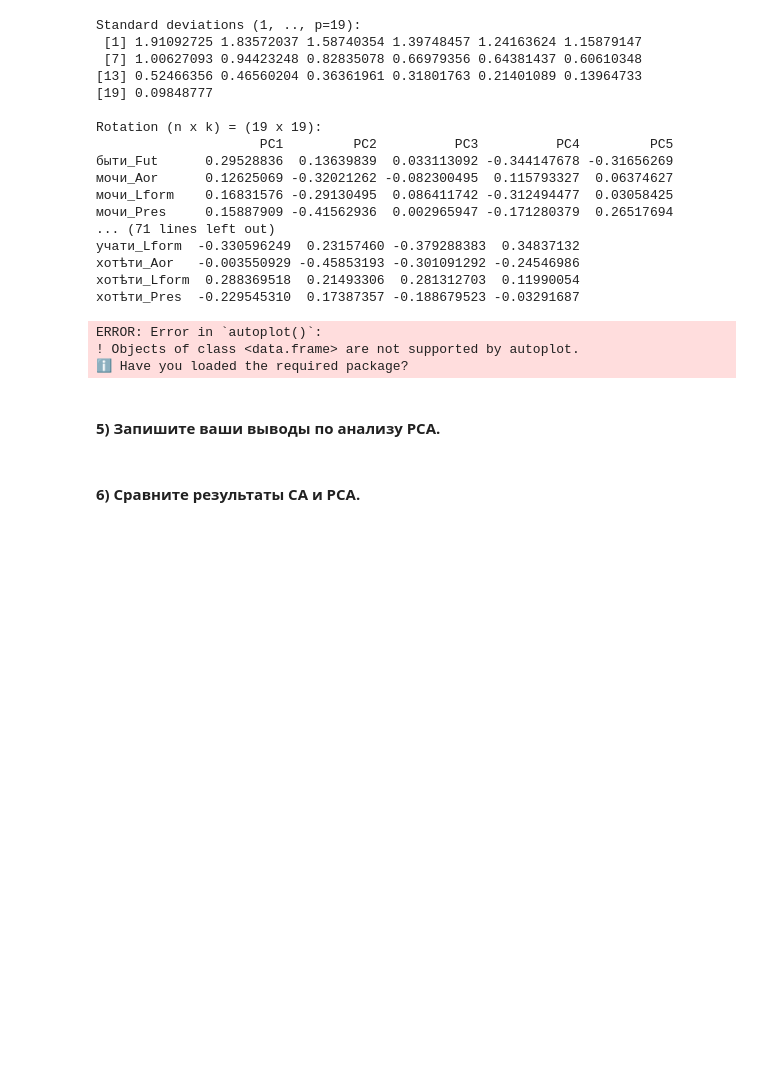
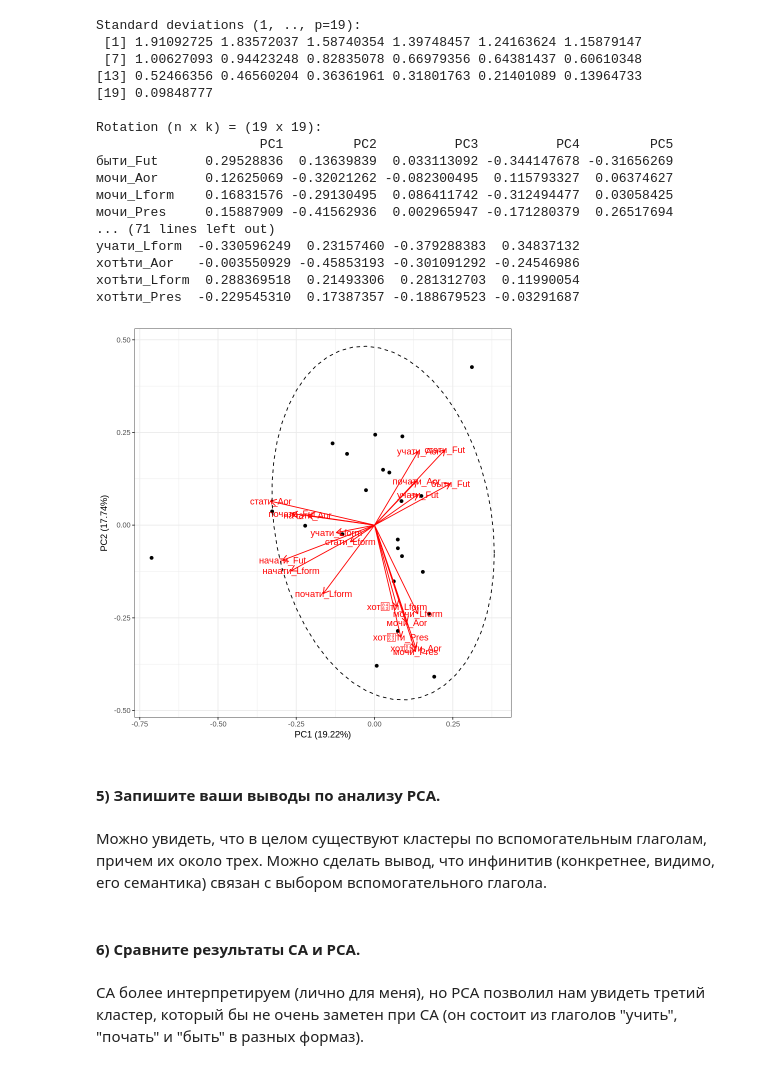
Before and after one commit to vixbi/R_TextDataAnalysis, a Jupyter notebook: HW5_Shumakova.ipynb, the cells around one changed output. Cells and saved outputs as stored; diff of their text form; code cells hidden in the pictures; blank space fills up the shorter version.

```diff
--- a/HW5_Shumakova.ipynb
+++ b/HW5_Shumakova.ipynb
@@ -456,21 +450,18 @@ Rotation (n x k) = (19 x 19):
 хотѣти_Pres  -0.229545310  0.17387357 -0.188679523 -0.03291687
 # %%
 # визуализация
-pca_df <- data.frame(
-  Verb = rownames(pmi_matrix),
-  PC1 = pca_inf_aux$x[, 1],
-  PC2 = pca_inf_aux$x[, 2])
-
-autoplot(pca_df,
+autoplot(pca_inf_aux,
          loadings = TRUE,
          loadings.label = TRUE) +
   theme_bw() +
-  stat_ellipse(linetype=2)
+  stat_ellipse(linetype = 2)
 # %% [output]
-ERROR: Error in `autoplot()`:
-! Objects of class <data.frame> are not supported by autoplot.
-ℹ Have you loaded the required package?
+[figure, added]
 # %% [markdown]
 #### 5) Запишите ваши выводы по анализу PCA.
+# %% [markdown]
+Можно увидеть, что в целом существуют кластеры по вспомогательным глаголам, причем их около трех. Можно сделать вывод, что инфинитив (конкретнее, видимо, его семантика) связан с выбором вспомогательного глагола.
 # %% [markdown]
 #### 6) Сравните результаты CA и PCA.
+# %% [markdown]
+CA более интерпретируем (лично для меня), но PCA позволил нам увидеть третий кластер, который бы не очень заметен при CA (он состоит из глаголов "учить", "почать" и "быть" в разных формаз).
```
Also changed, not shown: parts of 2 cells of this notebook.
